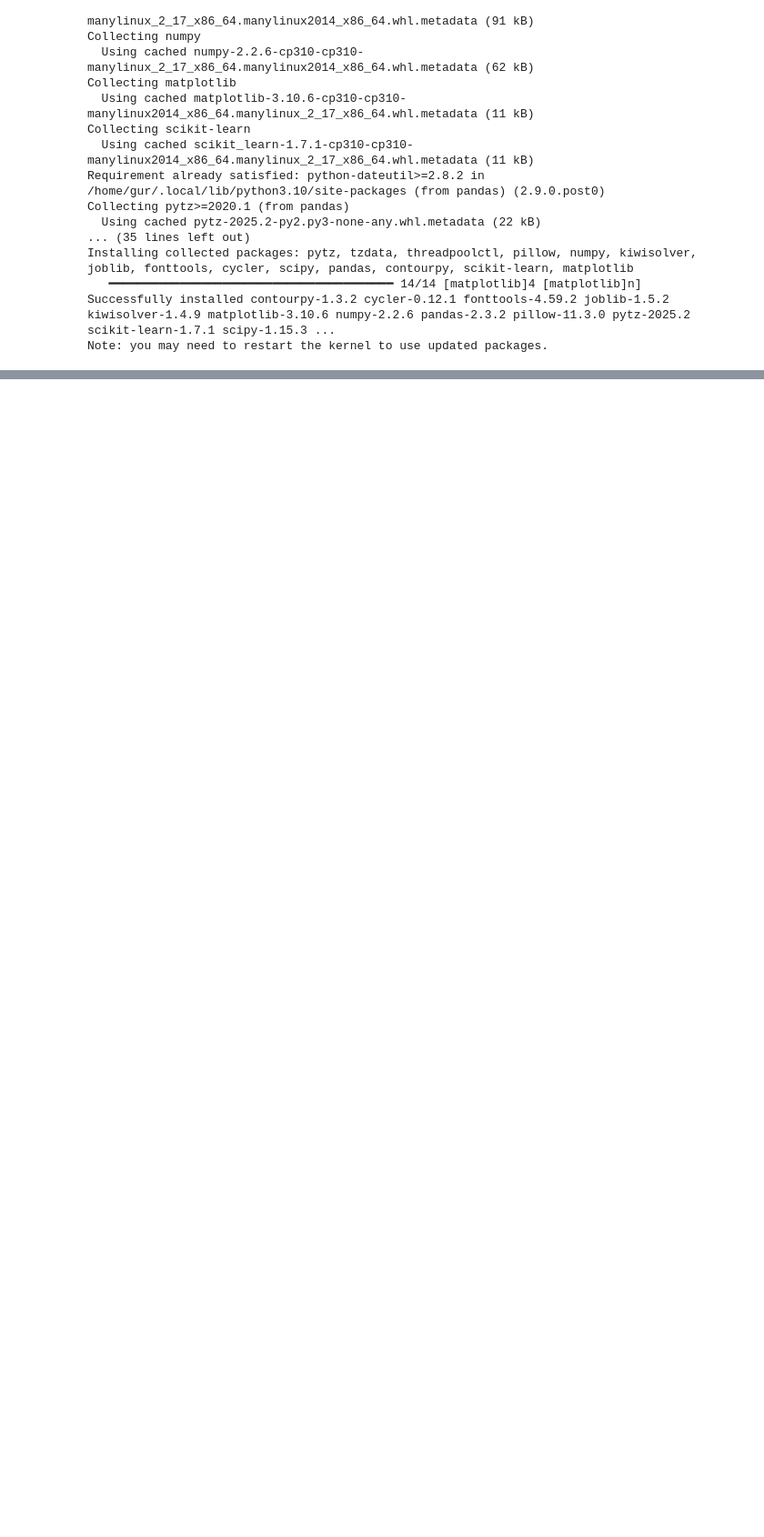
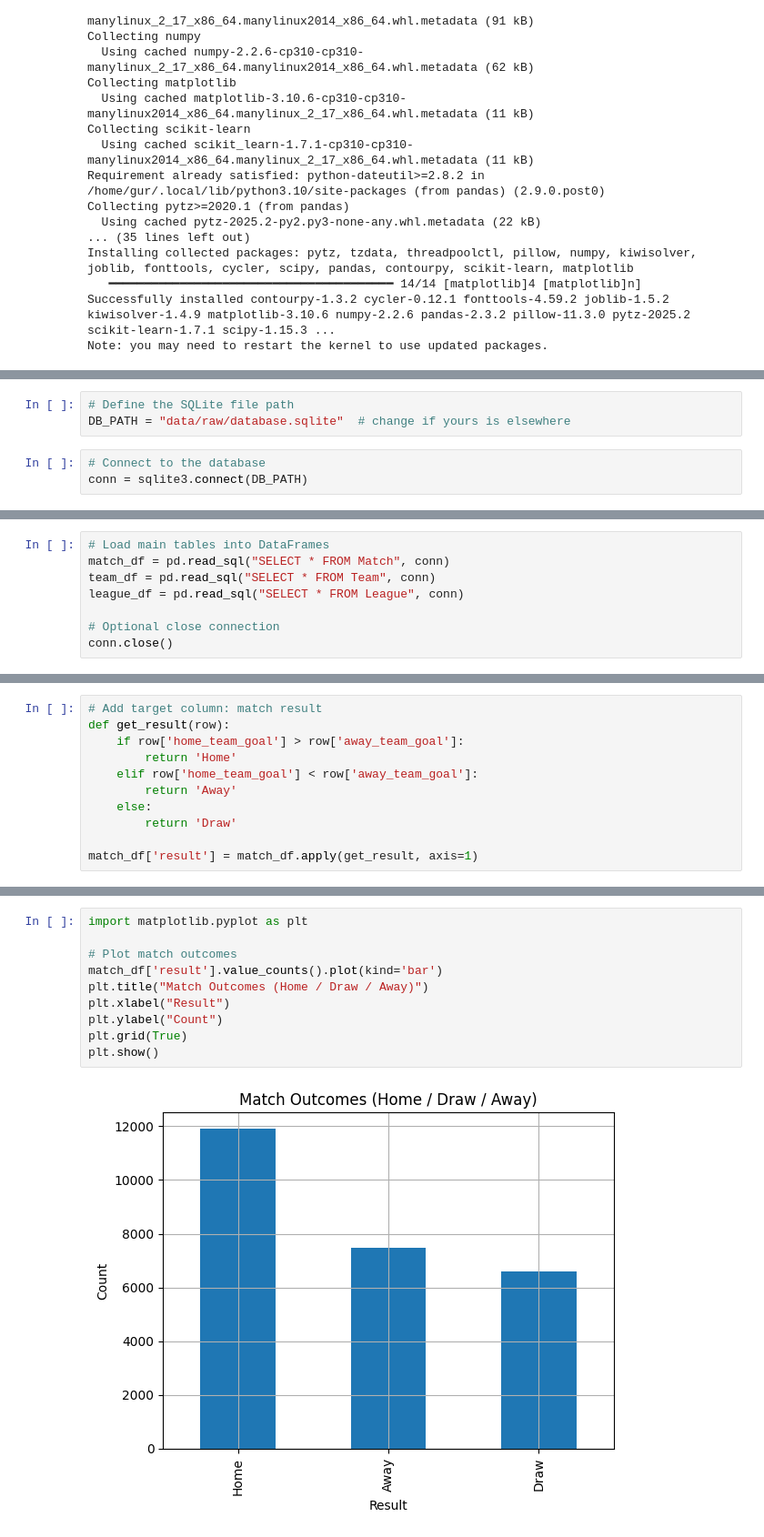
Before and after one commit to gur99/sports-analytics-soccer, a Jupyter notebook: Sports_Analytics.ipynb, the cells around one changed output, grey strips where cells are left out. Shown at 91% size. Saved outputs shown, nothing was run; the diff lists cells and outputs as text; blank space fills up the shorter version.

Commit message:
Matplotlib Visualizations

```diff
--- a/Sports_Analytics.ipynb
+++ b/Sports_Analytics.ipynb
@@ -26,0 +28,6 @@ Note: you may need to restart the kernel to use updated packages.
+# %%
+# Define the SQLite file path
+DB_PATH = "data/raw/database.sqlite"  # change if yours is elsewhere
+# %%
+# Connect to the database
+conn = sqlite3.connect(DB_PATH)
@@ -26,0 +48,8 @@ Note: you may need to restart the kernel to use updated packages.
+# %%
+# Load main tables into DataFrames
+match_df = pd.read_sql("SELECT * FROM Match", conn)
+team_df = pd.read_sql("SELECT * FROM Team", conn)
+league_df = pd.read_sql("SELECT * FROM League", conn)
+
+# Optional close connection
+conn.close()
@@ -26,0 +80,11 @@ Note: you may need to restart the kernel to use updated packages.
+# %%
+# Add target column: match result
+def get_result(row):
+    if row['home_team_goal'] > row['away_team_goal']:
+        return 'Home'
+    elif row['home_team_goal'] < row['away_team_goal']:
+        return 'Away'
+    else:
+        return 'Draw'
+
+match_df['result'] = match_df.apply(get_result, axis=1)
@@ -26,0 +107,12 @@ Note: you may need to restart the kernel to use updated packages.
+# %%
+import matplotlib.pyplot as plt
+
+# Plot match outcomes
+match_df['result'].value_counts().plot(kind='bar')
+plt.title("Match Outcomes (Home / Draw / Away)")
+plt.xlabel("Result")
+plt.ylabel("Count")
+plt.grid(True)
+plt.show()
+# %% [output]
+[figure, added]
```
Also changed, not shown: parts of 14 cells of this notebook.
